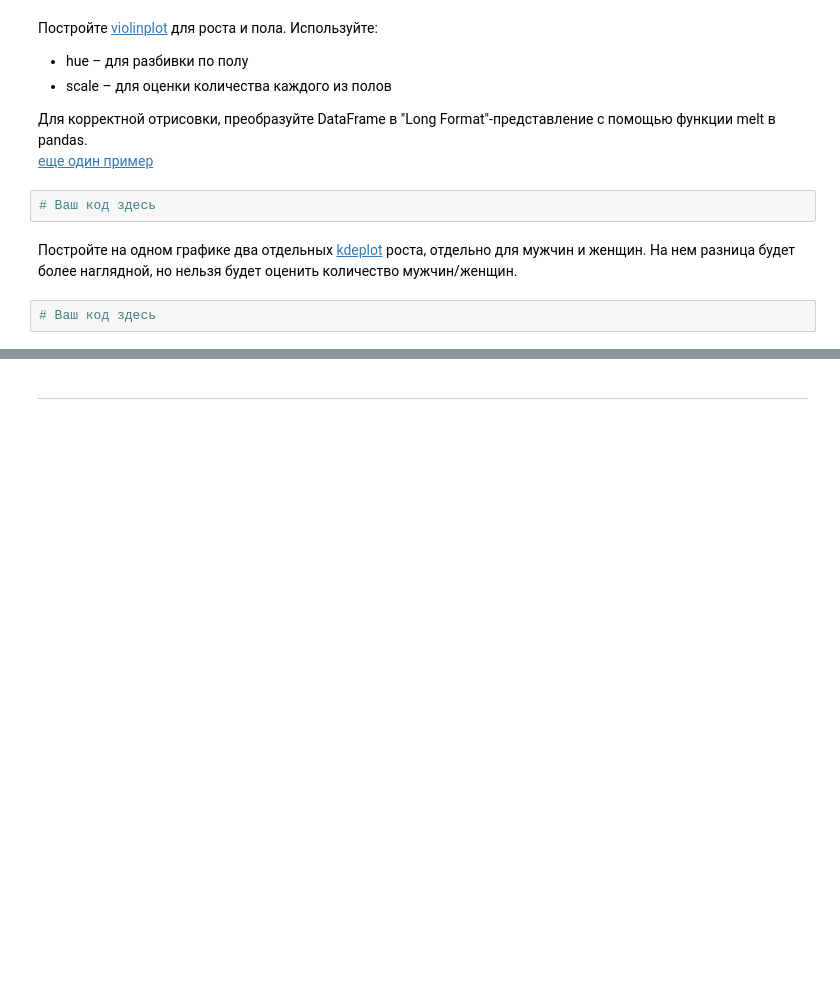
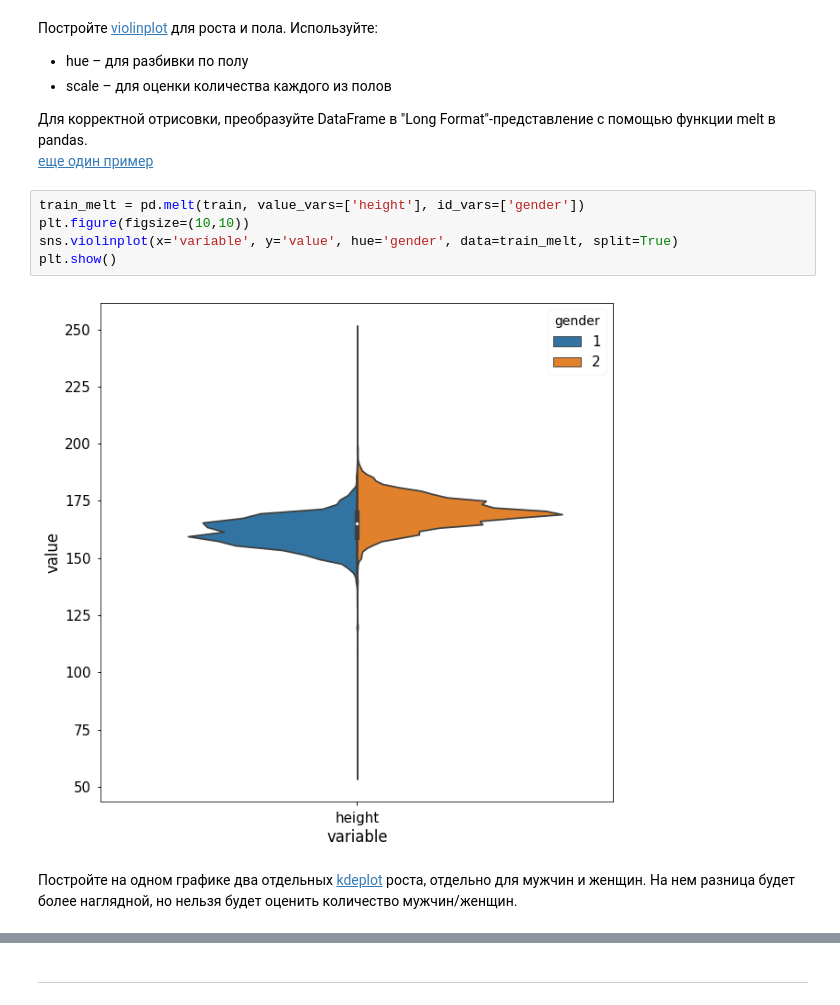
Before and after one commit to Stavitsky/mlcourse_open, a Jupyter notebook: jupyter_russian/homeworks/hw2_session3_visual_data_analysis.ipynb, the cells around one changed output, grey strips where cells are left out. Cells and saved outputs as stored; diff of their text form; blank space fills up the shorter version.

```diff
--- a/jupyter_russian/homeworks/hw2_session3_visual_data_analysis.ipynb
+++ b/jupyter_russian/homeworks/hw2_session3_visual_data_analysis.ipynb
@@ -201,9 +221,12 @@ sns.heatmap(train[['gluc', 'cholesterol']])
 Для корректной отрисовки, преобразуйте DataFrame в "Long Format"-представление с помощью функции melt в pandas.
 <br>
 [еще один пример](https://stackoverflow.com/a/41575149/3338479)
-# %%
-# Ваш код здесь
+# %%
+train_melt = pd.melt(train, value_vars=['height'], id_vars=['gender'])
+plt.figure(figsize=(10,10))
+sns.violinplot(x='variable', y='value', hue='gender', data=train_melt, split=True)
+plt.show()
+# %% [output]
+[figure, added]
 # %% [markdown]
 Постройте на одном графике два отдельных [kdeplot](https://seaborn.pydata.org/generated/seaborn.kdeplot.html) роста, отдельно для мужчин и женщин. На нем разница будет более наглядной, но нельзя будет оценить количество мужчин/женщин.
-# %%
-# Ваш код здесь
```
Also changed, not shown: parts of 21 cells of this notebook, 3 other files.
